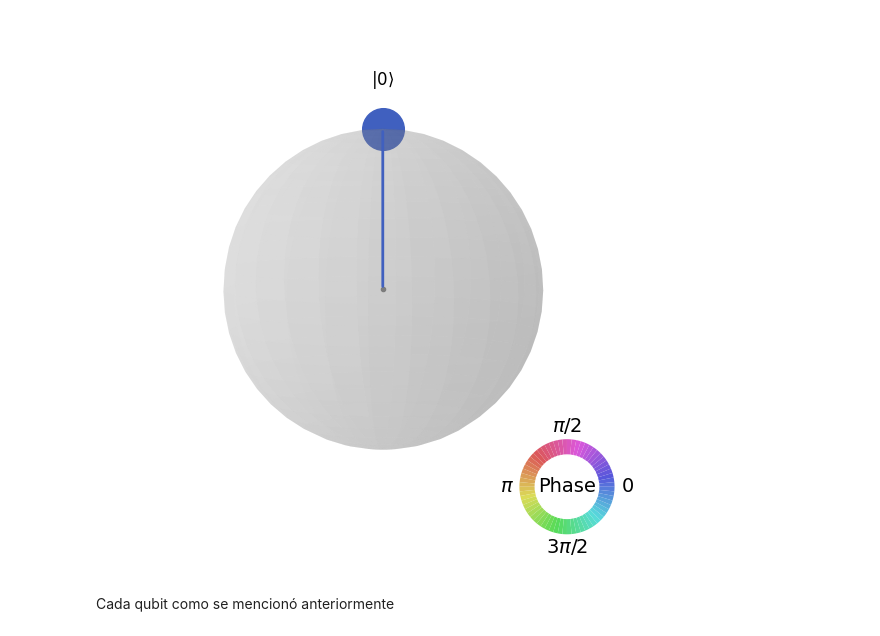
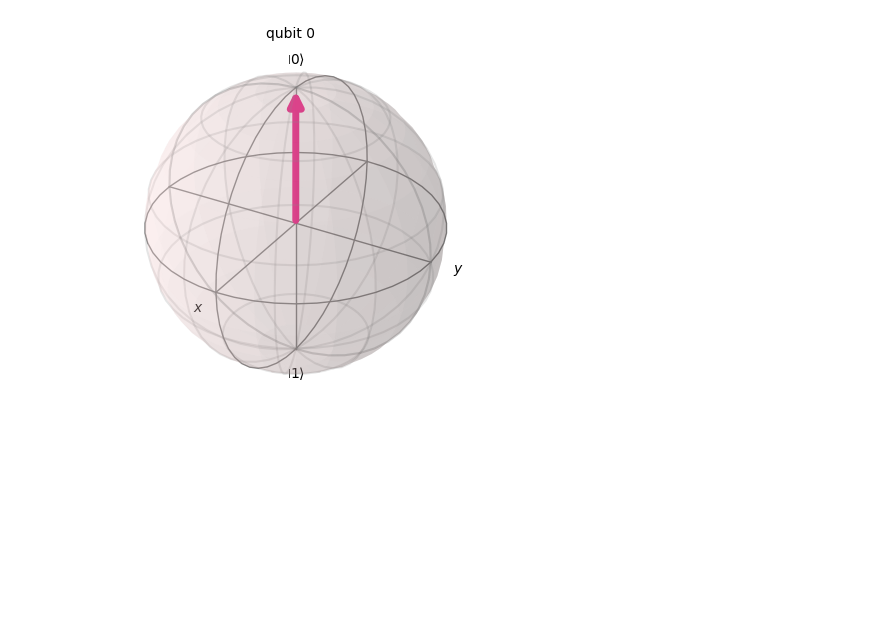
Before and after one commit to luisedseijas/Quantum_computing, a Jupyter notebook: Class_01/01_01.ipynb, the cells around one changed output. Drawn from its saved outputs; the diff is of its cells as text; code cells hidden in the pictures; blank space fills up the shorter version.

```diff
--- a/Class_01/01_01.ipynb
+++ b/Class_01/01_01.ipynb
@@ -15,9 +15,7 @@ La siguiente captura de pantalla se refiere a una **esfera de Bloch**, que repre
 # %%
 qc = QuantumCircuit(1)
 
 state = Statevector(qc)
-plot_state_qsphere(state)
+plot_bloch_multivector(state)
 # %% [output]
-[figure, old version]
+[figure, new version]
-# %% [markdown]
-Cada qubit como se mencionó anteriormente
```
Also changed, not shown: parts of 10 cells of this notebook.
